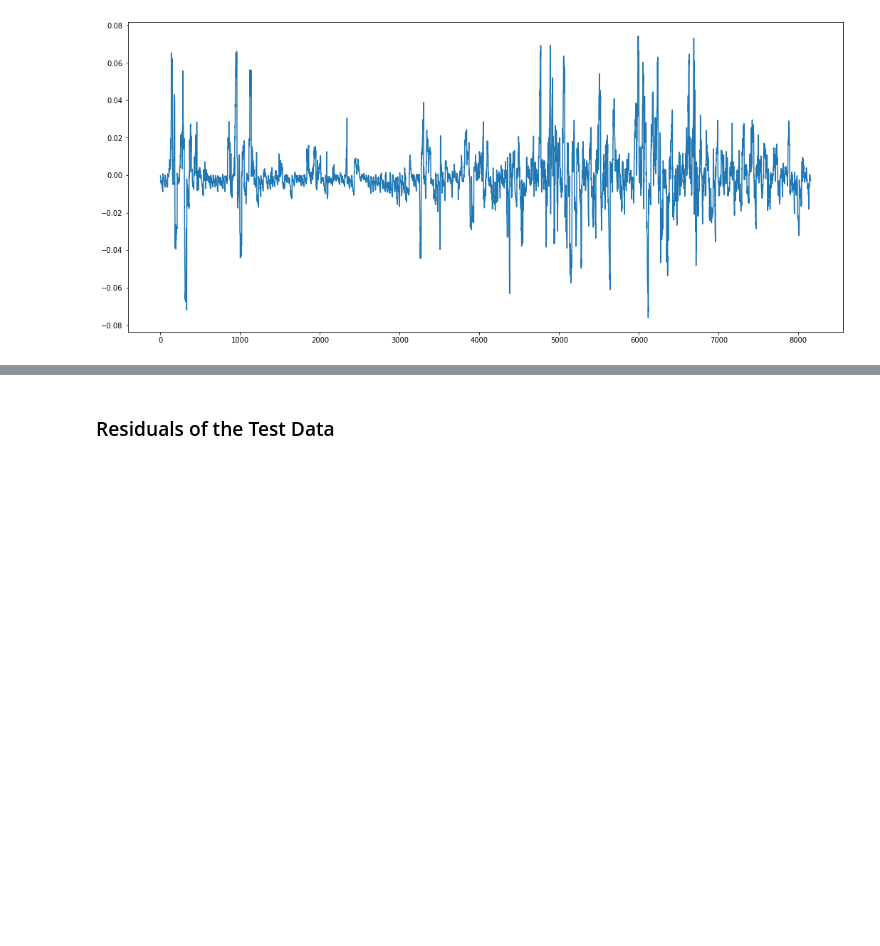
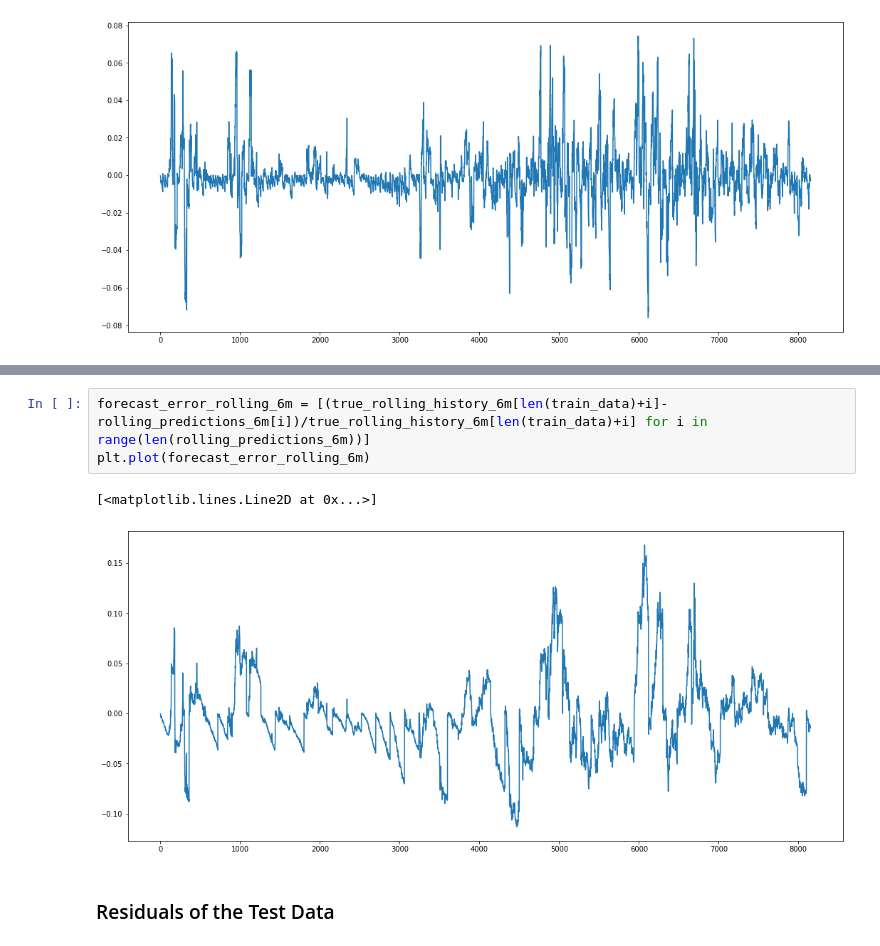
Before and after one commit to Mukesh-BR/Currency-Prediction-ACM, a Jupyter notebook: Time_Series_Analysis.ipynb, the cells around one changed output, grey strips where cells are left out. Drawn from its saved outputs; the diff is of its cells as text; blank space fills up the shorter version.

```diff
--- a/Time_Series_Analysis.ipynb
+++ b/Time_Series_Analysis.ipynb
@@ -480,3 +597,9 @@ plt.plot(forecast_error_rolling)
+# %%
+forecast_error_rolling_6m = [(true_rolling_history_6m[len(train_data)+i]-rolling_predictions_6m[i])/true_rolling_history_6m[len(train_data)+i] for i in range(len(rolling_predictions_6m))]
+plt.plot(forecast_error_rolling_6m)
+# %% [output]
+[<matplotlib.lines.Line2D at 0x...>]
+[figure, added]
 # %% [markdown]
 ### Residuals of the Test Data
 # %%
```
Also changed, not shown: parts of 12 cells of this notebook.
